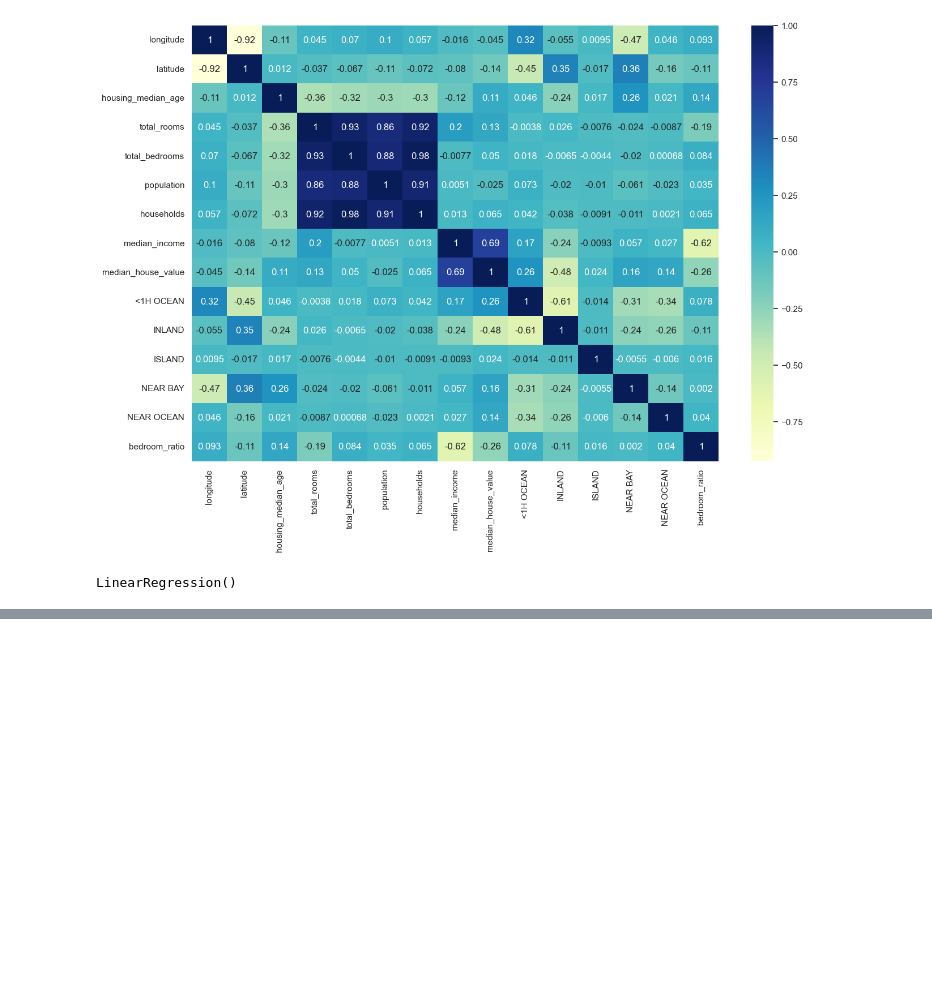
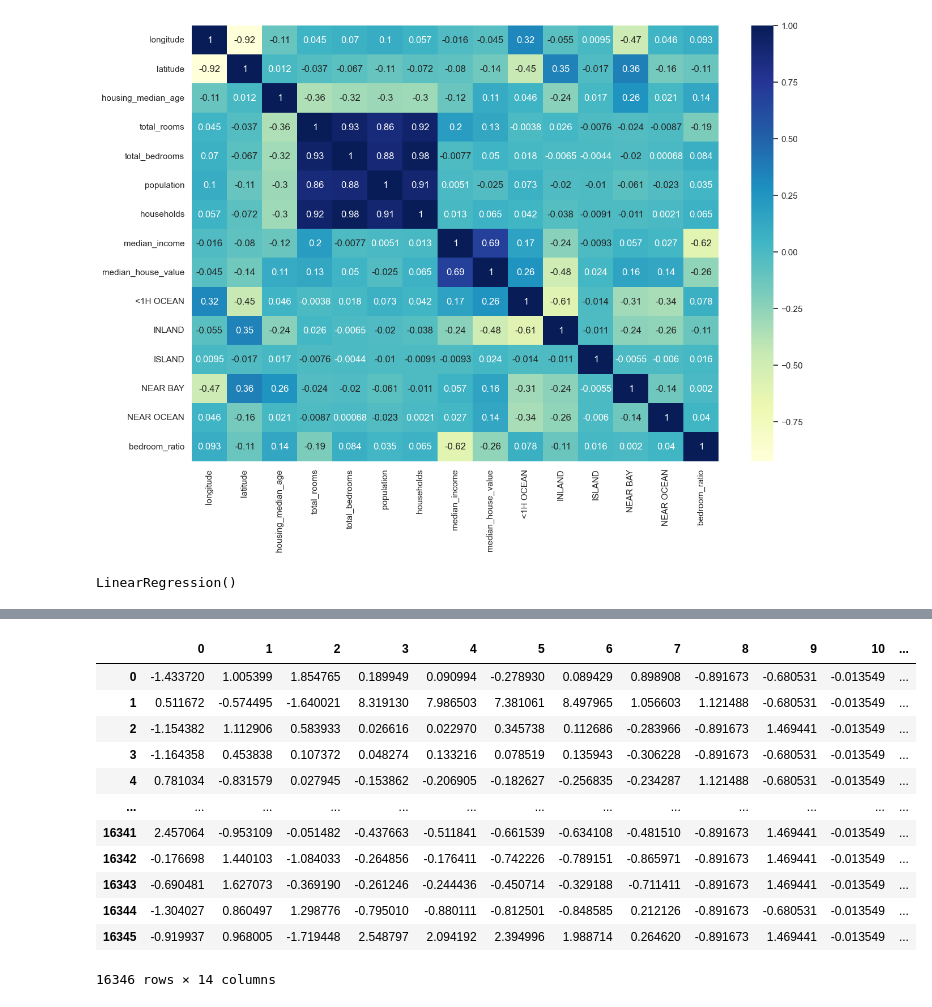
Before and after one commit to GuillermoHernandezSwDev/modelo-reglin-california-housing-prices, a Jupyter notebook: modelorl_costos_casas_ca.ipynb, the cells around one changed output, grey strips where cells are left out. Cells and saved outputs as stored; diff of their text form; code cells hidden in the pictures; blank space fills up the shorter version.

```diff
--- a/modelorl_costos_casas_ca.ipynb
+++ b/modelorl_costos_casas_ca.ipynb
@@ -254,0 +267,7 @@ np.float64(68329.76286582589)
+# %%
+from sklearn.preprocessing import StandardScaler
+
+scaler = StandardScaler()
+
+X_train_esc = scaler.fit_transform(X_train)
+X_test_esc = scaler.fit_transform(X_test)
@@ -254,0 +290,16 @@ np.float64(68329.76286582589)
+# %%
+pd.DataFrame(X_train_esc)
+# %% [output]
+|  | 0 | 1 | 2 | 3 | 4 | 5 | 6 | 7 | 8 | 9 | 10 | ... |
+| 0 | -1.433720 | 1.005399 | 1.854765 | 0.189949 | 0.090994 | -0.278930 | 0.089429 | 0.898908 | -0.891673 | -0.680531 | -0.013549 | ... |
+| 1 | 0.511672 | -0.574495 | -1.640021 | 8.319130 | 7.986503 | 7.381061 | 8.497965 | 1.056603 | 1.121488 | -0.680531 | -0.013549 | ... |
+| 2 | -1.154382 | 1.112906 | 0.583933 | 0.026616 | 0.022970 | 0.345738 | 0.112686 | -0.283966 | -0.891673 | 1.469441 | -0.013549 | ... |
+| 3 | -1.164358 | 0.453838 | 0.107372 | 0.048274 | 0.133216 | 0.078519 | 0.135943 | -0.306228 | -0.891673 | -0.680531 | -0.013549 | ... |
+| 4 | 0.781034 | -0.831579 | 0.027945 | -0.153862 | -0.206905 | -0.182627 | -0.256835 | -0.234287 | 1.121488 | -0.680531 | -0.013549 | ... |
+| ... | ... | ... | ... | ... | ... | ... | ... | ... | ... | ... | ... | ... |
+| 16341 | 2.457064 | -0.953109 | -0.051482 | -0.437663 | -0.511841 | -0.661539 | -0.634108 | -0.481510 | -0.891673 | 1.469441 | -0.013549 | ... |
+| 16342 | -0.176698 | 1.440103 | -1.084033 | -0.264856 | -0.176411 | -0.742226 | -0.789151 | -0.865971 | -0.891673 | 1.469441 | -0.013549 | ... |
+| 16343 | -0.690481 | 1.627073 | -0.369190 | -0.261246 | -0.244436 | -0.450714 | -0.329188 | -0.711411 | -0.891673 | 1.469441 | -0.013549 | ... |
+| 16344 | -1.304027 | 0.860497 | 1.298776 | -0.795010 | -0.880111 | -0.812501 | -0.848585 | 0.212126 | -0.891673 | -0.680531 | -0.013549 | ... |
+| 16345 | -0.919937 | 0.968005 | -1.719448 | 2.548797 | 2.094192 | 2.394996 | 1.988714 | 0.264620 | -0.891673 | 1.469441 | -0.013549 | ... |
+16346 rows × 14 columns
```
Also changed, not shown: parts of 7 cells of this notebook.
